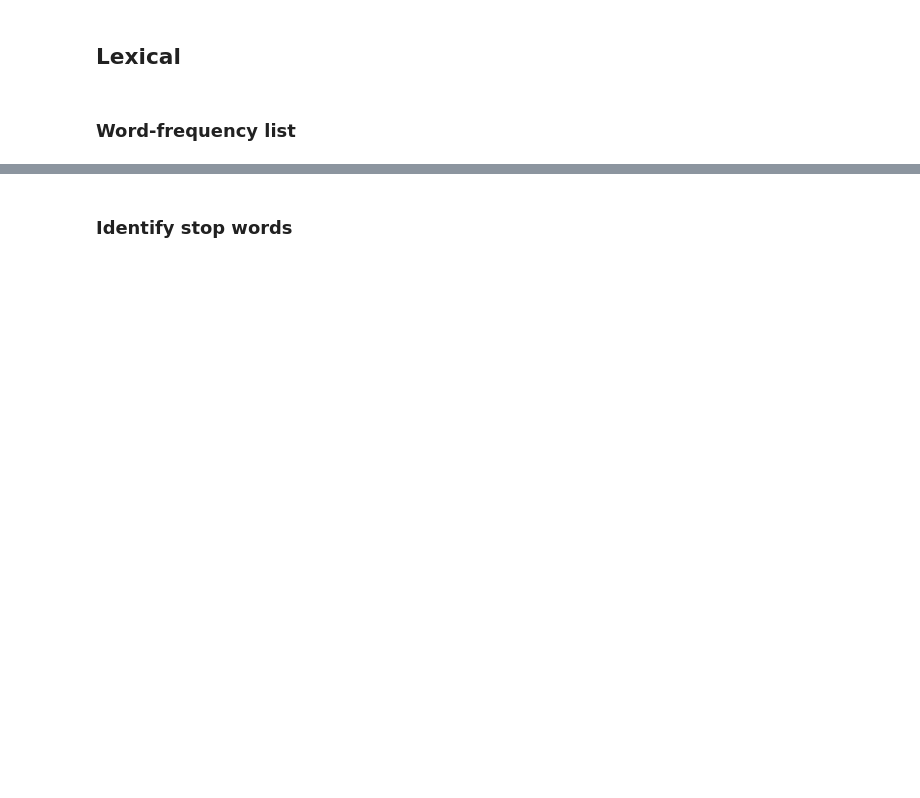
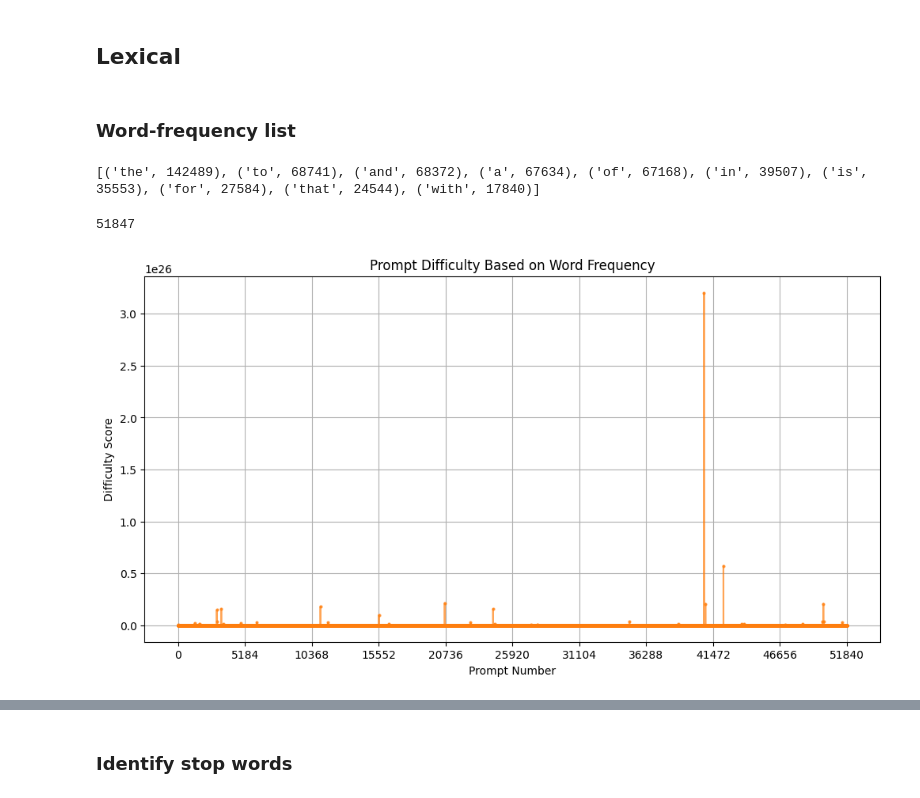
Before and after one commit to Nickolaus-899/LSD_metrics, a Jupyter notebook: metrics.ipynb, the cells around one changed output, grey strips where cells are left out. Saved outputs shown, nothing was run; the diff lists cells and outputs as text; code cells hidden in the pictures; blank space fills up the shorter version.

```diff
--- a/metrics.ipynb
+++ b/metrics.ipynb
@@ -54,0 +117,2 @@ DatasetNotFoundError: Dataset 'BAAI/Infinity-Instruct' is a gated dataset on the
+# %%
+full_text = "\n".join(texts)
@@ -55,3 +121,5 @@ DatasetNotFoundError: Dataset 'BAAI/Infinity-Instruct' is a gated dataset on the
+# %%
+metrics_res = {}
 # %% [markdown]
 ## Lexical
 # %% [markdown]
@@ -60,0 +127,38 @@ DatasetNotFoundError: Dataset 'BAAI/Infinity-Instruct' is a gated dataset on the
+# %%
+from collections import Counter
+from wordfreq import word_frequency
+
+words = full_text.split()
+word_counts = Counter(words)
+
+zipf_scores = {word: word_frequency(word, LANGUAGE) for word in word_counts}
+print(word_counts.most_common(10))
+# %% [output]
+[('the', 142489), ('to', 68741), ('and', 68372), ('a', 67634), ('of', 67168), ('in', 39507), ('is', 35553), ('for', 27584), ('that', 24544), ('with', 17840)]
+# %%
+def compute_difficulty(text):
+    words = text.split()
+    score = 0
+    for word in words:
+        word_freq = zipf_scores[word]
+        score += 1 / (word_freq if word_freq > 0 else 1e-6)
+    return score
+
+metrics_res['word_frequency'] = [compute_difficulty(text) for text in tqdm(texts, desc="Computing difficulty")]
+# %%
+scores = [(index, score) for index, score in enumerate(metrics_res['word_frequency'])]
+# indicies, scores = zip(*scores) if scores else ([], [])
+print(len(scores))
+
+plt.figure(figsize=(12, 6))
+plt.plot(range(len(scores)), scores, marker='o', linestyle='-', markersize=2, alpha=0.7)
+plt.xlabel("Prompt Number")
+plt.ylabel("Difficulty Score")
+plt.title("Prompt Difficulty Based on Word Frequency")
+plt.xticks(np.arange(0, len(scores), step=max(1, len(scores)//10)))
+plt.grid(True)
+
+plt.show()
+# %% [output]
+51847
+[figure, added]
```
Also changed, not shown: parts of 22 cells of this notebook, 1 other file.
